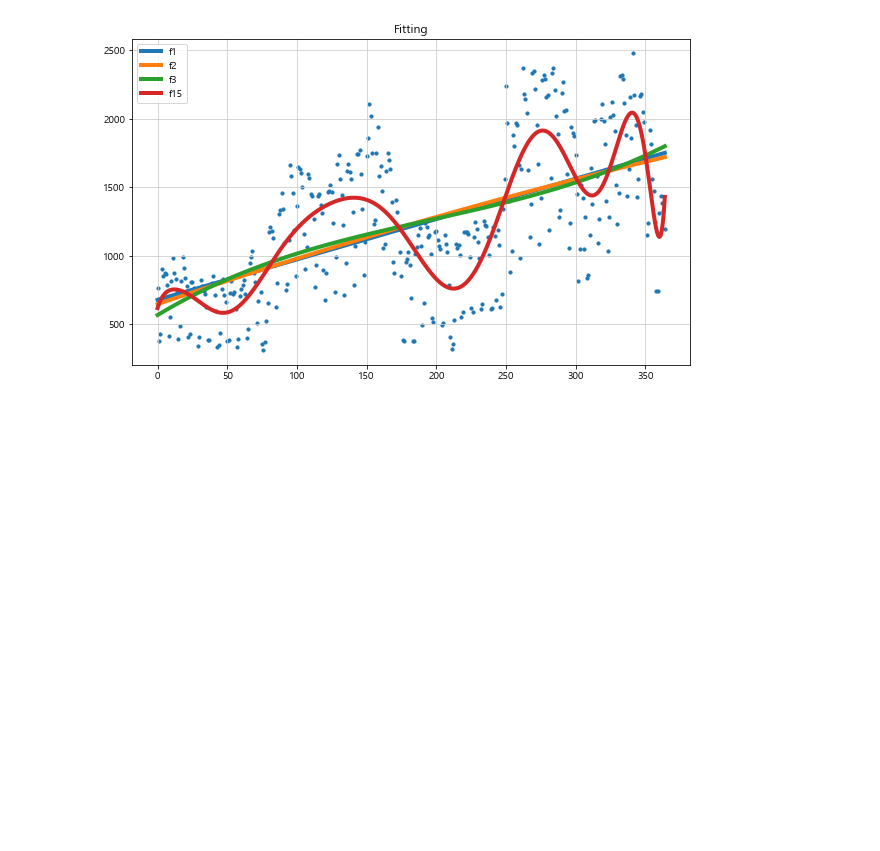
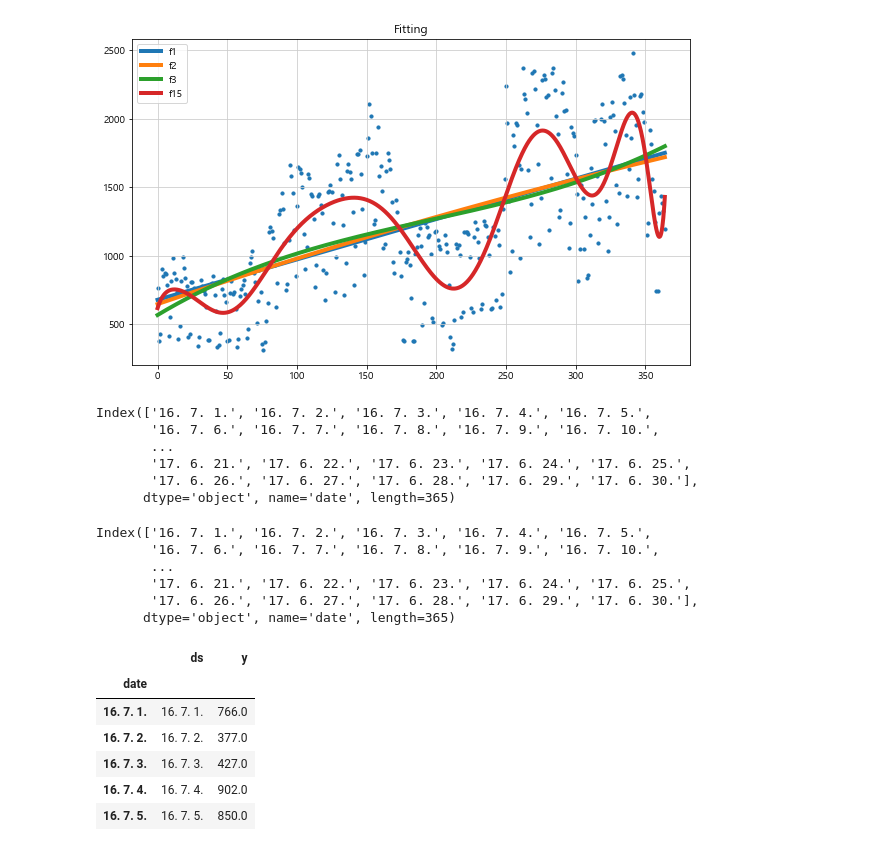
Before and after one commit to cskwon81/PinkWink_TimeSeries, a Jupyter notebook: timeSeries.ipynb, the cells around one changed output. Drawn from its saved outputs; the diff is of its cells as text; code cells hidden in the pictures; blank space fills up the shorter version.

```diff
--- a/timeSeries.ipynb
+++ b/timeSeries.ipynb
@@ -97,3 +110,36 @@ plt.title('Fitting')
 plt.show()
 # %% [output]
 [figure]
+# %%
+pinkwink_web.index
+# %% [output]
+Index(['16. 7. 1.', '16. 7. 2.', '16. 7. 3.', '16. 7. 4.', '16. 7. 5.',
+       '16. 7. 6.', '16. 7. 7.', '16. 7. 8.', '16. 7. 9.', '16. 7. 10.',
+       ...
+       '17. 6. 21.', '17. 6. 22.', '17. 6. 23.', '17. 6. 24.', '17. 6. 25.',
+       '17. 6. 26.', '17. 6. 27.', '17. 6. 28.', '17. 6. 29.', '17. 6. 30.'],
+      dtype='object', name='date', length=365)
+# %%
+pinkwink_web.index
+# %% [output]
+Index(['16. 7. 1.', '16. 7. 2.', '16. 7. 3.', '16. 7. 4.', '16. 7. 5.',
+       '16. 7. 6.', '16. 7. 7.', '16. 7. 8.', '16. 7. 9.', '16. 7. 10.',
+       ...
+       '17. 6. 21.', '17. 6. 22.', '17. 6. 23.', '17. 6. 24.', '17. 6. 25.',
+       '17. 6. 26.', '17. 6. 27.', '17. 6. 28.', '17. 6. 29.', '17. 6. 30.'],
+      dtype='object', name='date', length=365)
+# %%
+# prophet 모듈을 이용한 forecast 예측
+# pinkwink_web 에서 날짜(index)와 방문수(hit)만 따로 저장
+
+df = pd.DataFrame({'ds':pinkwink_web.index, 'y':pinkwink_web['hit']})
+df.head()
+# date index는 따라 다님
+# %% [output]
+|  | ds | y |
+| date |  |  |
+| 16. 7. 1. | 16. 7. 1. | 766.0 |
+| 16. 7. 2. | 16. 7. 2. | 377.0 |
+| 16. 7. 3. | 16. 7. 3. | 427.0 |
+| 16. 7. 4. | 16. 7. 4. | 902.0 |
+| 16. 7. 5. | 16. 7. 5. | 850.0 |
```
Also changed, not shown: parts of 5 cells of this notebook.
